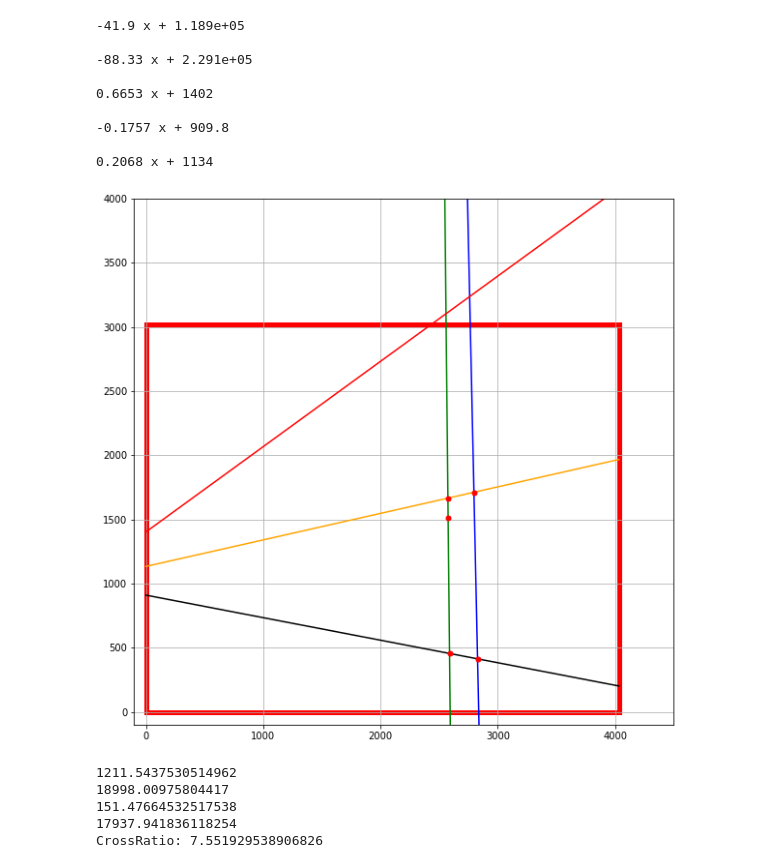
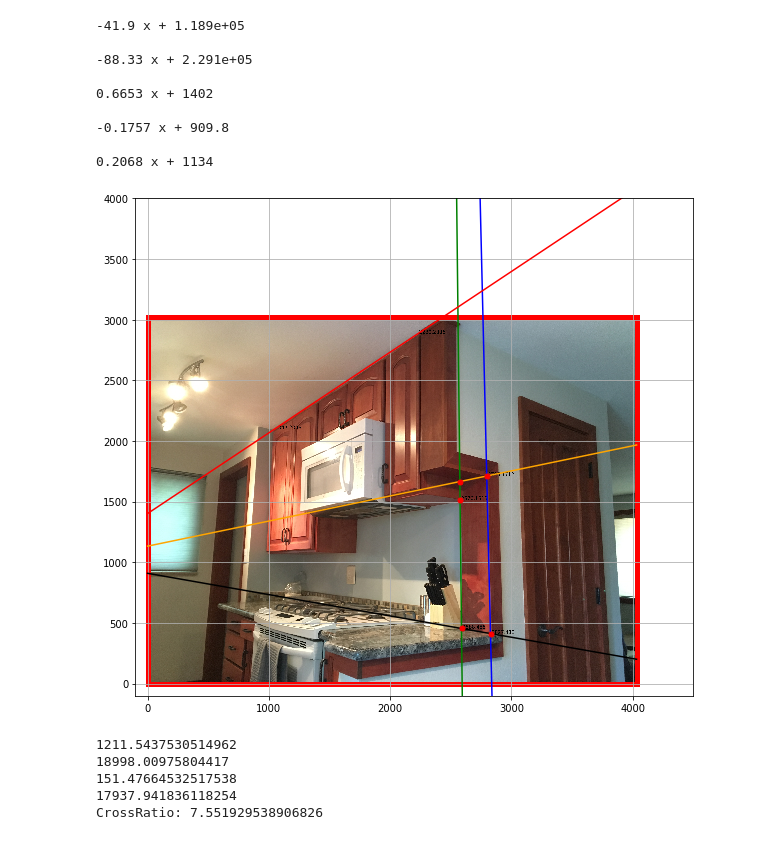
Before and after one commit to bakerscott/VB-Research, a Jupyter notebook: Jupyter/Second-Accuracy-Test.ipynb, the cells around one changed output. Cells and saved outputs as stored; diff of their text form; code cells hidden in the pictures.

Commit message:
final updates to second measurement test

```diff
--- a/Jupyter/Second-Accuracy-Test.ipynb
+++ b/Jupyter/Second-Accuracy-Test.ipynb
@@ -6,3 +6,11 @@ import numpy as np
 import pandas as pd
 import math
 %matplotlib inline
+# %%
+image = cv2.imread('/home/scott/VB-Research/Scott-Notes/Temp-Accuracy.png',1)
+image = cv2.cvtColor(image,cv2.COLOR_BGR2RGB)
+plt.imshow(image)
+image = cv2.flip(image,-1)
+plt.imshow(image)
+image = cv2.flip(image,1)
+plt.imshow(image)
@@ -66,23 +77,25 @@ line5 = coeffs[0]*x + coeffs[1]
 # %%
 fig = plt.figure(figsize=(10, 10))
 ax = fig.add_subplot(111)
 plt.axis((-100,4500,-100,4000))
 rect = patches.Rectangle((0,0),4032,3024,linewidth=5,edgecolor='r',facecolor='none')
 ax.add_patch(rect)
 plt.grid('on')
 plt.plot(line3,'g')
 plt.plot(line4,'b')
 plt.plot(line2,'r')
 plt.plot(line1,'black')
 plt.plot(line5,'orange')
 plt.plot(points['I'][0], points['I'][1], marker='o', markersize=5, color="red")
 plt.plot(points['b'][0], points['b'][1], marker='o', markersize=5, color="red")
 plt.plot(points['t'][0], points['t'][1], marker='o', markersize=5, color="red")
 plt.plot(points['Br'][0], points['Br'][1], marker='o', markersize=5, color="red")
 plt.plot(points['Tr'][0], points['Tr'][1], marker='o', markersize=5, color="red")
+plt.imshow(image)
+# plt.savefig('Second-Accuracy-Test-fit.png')
 plt.show()
 # %% [output]
-[figure, old version]
+[figure, new version]
 # %%
 def euclid(a,b):
     return( math.sqrt( (abs(a[0]-b[0]))**2 + (abs(a[1]-b[1]))**2))
```
Also changed, not shown: parts of 2 cells of this notebook.
